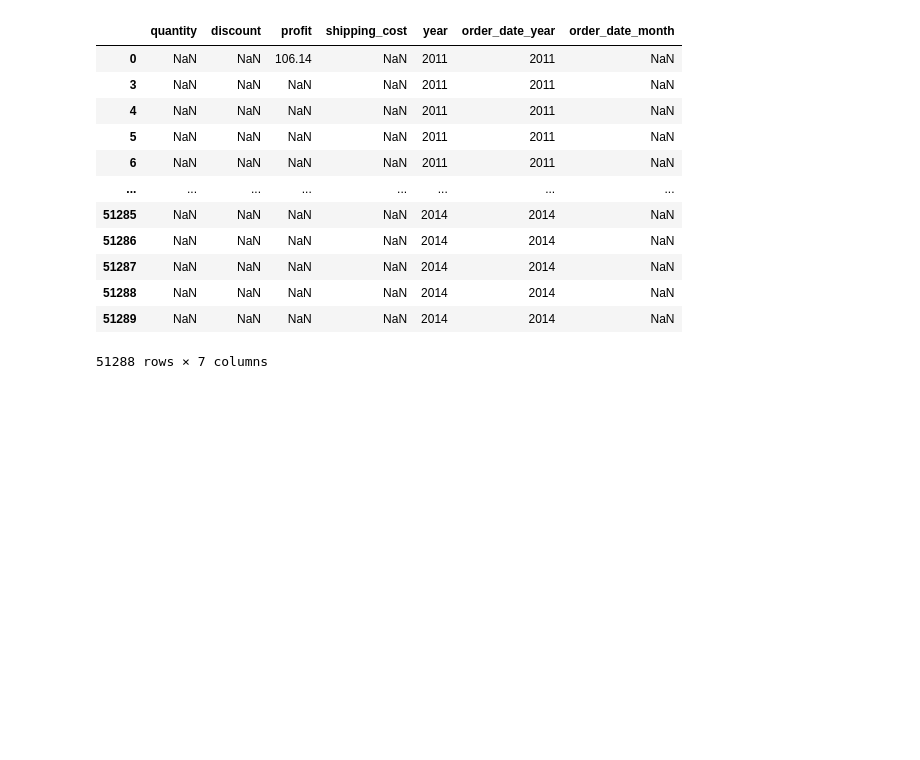
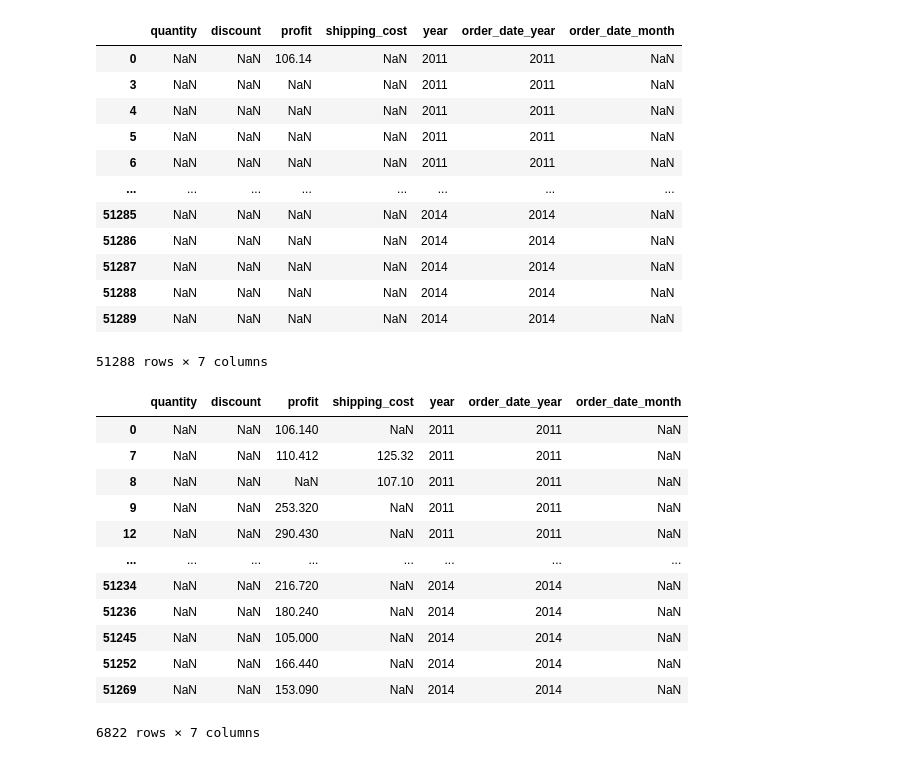
Before and after one commit to pranshuchaurasia/data-science-bootcamp, a Jupyter notebook: python-advanced/pandas_class2.ipynb, the cells around one changed output. Cells and saved outputs as stored; diff of their text form; code cells hidden in the pictures; blank space fills up the shorter version.

```diff
--- a/python-advanced/pandas_class2.ipynb
+++ b/python-advanced/pandas_class2.ipynb
@@ -557,3 +557,19 @@ df3
 | 51288 | NaN | NaN | NaN | NaN | 2014 | 2014 | NaN |
 | 51289 | NaN | NaN | NaN | NaN | 2014 | 2014 | NaN |
 51288 rows × 7 columns
+# %%
+df3.dropna(thresh=3)
+# %% [output]
+|  | quantity | discount | profit | shipping_cost | year | order_date_year | order_date_month |
+| 0 | NaN | NaN | 106.140 | NaN | 2011 | 2011 | NaN |
+| 7 | NaN | NaN | 110.412 | 125.32 | 2011 | 2011 | NaN |
+| 8 | NaN | NaN | NaN | 107.10 | 2011 | 2011 | NaN |
+| 9 | NaN | NaN | 253.320 | NaN | 2011 | 2011 | NaN |
+| 12 | NaN | NaN | 290.430 | NaN | 2011 | 2011 | NaN |
+| ... | ... | ... | ... | ... | ... | ... | ... |
+| 51234 | NaN | NaN | 216.720 | NaN | 2014 | 2014 | NaN |
+| 51236 | NaN | NaN | 180.240 | NaN | 2014 | 2014 | NaN |
+| 51245 | NaN | NaN | 105.000 | NaN | 2014 | 2014 | NaN |
+| 51252 | NaN | NaN | 166.440 | NaN | 2014 | 2014 | NaN |
+| 51269 | NaN | NaN | 153.090 | NaN | 2014 | 2014 | NaN |
+6822 rows × 7 columns
```
Also changed, not shown: parts of 4 cells of this notebook.
